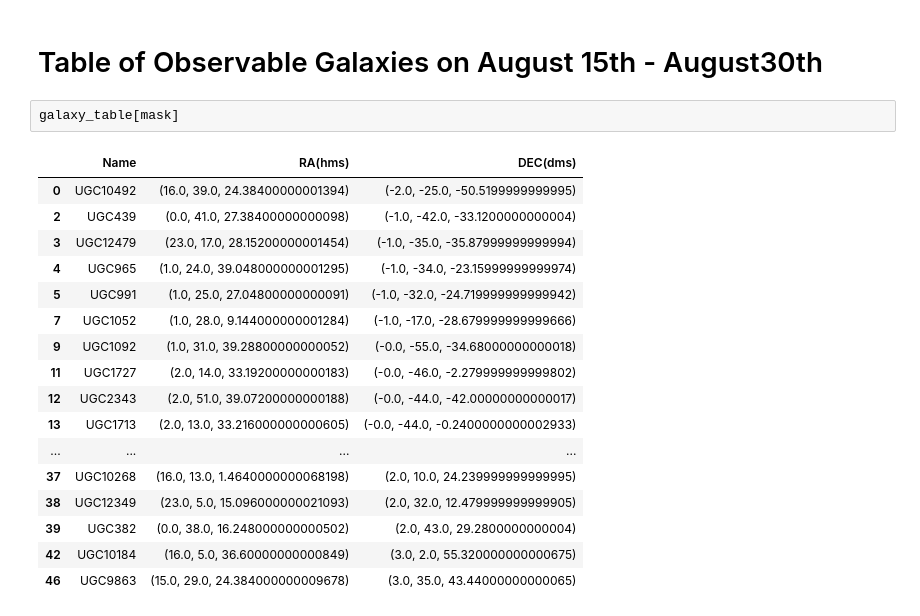
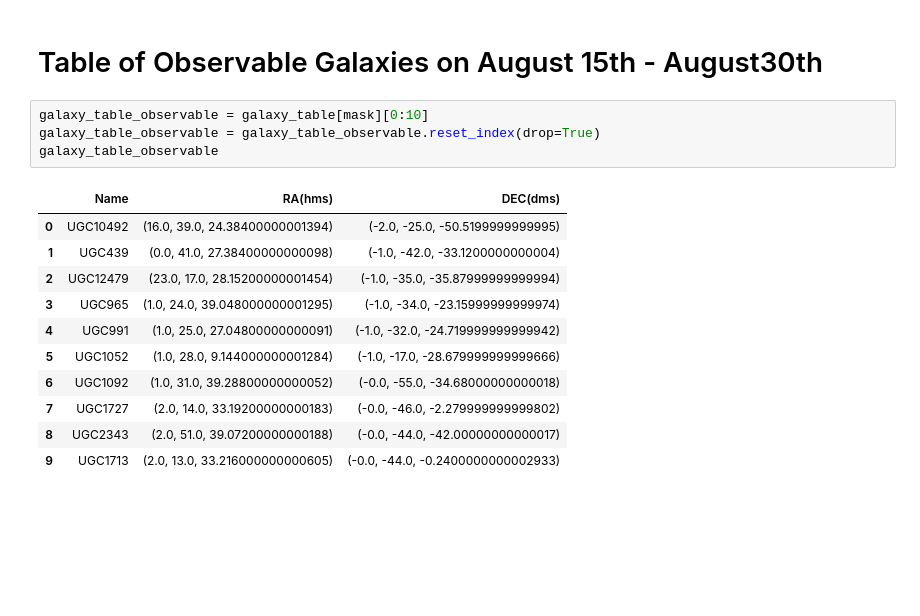
Before and after one commit to Higgins00/NightSky, a Jupyter notebook: MichaelHiggins/Astro480Assignment2.ipynb, the cells around one changed output. Cells and saved outputs as stored; diff of their text form; blank space fills up the shorter version.

```diff
--- a/MichaelHiggins/Astro480Assignment2.ipynb
+++ b/MichaelHiggins/Astro480Assignment2.ipynb
@@ -93,23 +93,19 @@ galaxy_table["RA(hms)"] = ra
 galaxy_table["DEC(dms)"] = dec
 # %% [markdown]
 # Table of Observable Galaxies on August 15th - August30th
-# %%
-galaxy_table[mask]
-# %% [output]
-|  | Name | RA(hms) | DEC(dms) |
-| 0 | UGC10492 | (16.0, 39.0, 24.38400000001394) | (-2.0, -25.0, -50.5199999999995) |
-| 2 | UGC439 | (0.0, 41.0, 27.38400000000098) | (-1.0, -42.0, -33.1200000000004) |
-| 3 | UGC12479 | (23.0, 17.0, 28.15200000001454) | (-1.0, -35.0, -35.87999999999994) |
-| 4 | UGC965 | (1.0, 24.0, 39.048000000001295) | (-1.0, -34.0, -23.15999999999974) |
-| 5 | UGC991 | (1.0, 25.0, 27.04800000000091) | (-1.0, -32.0, -24.719999999999942) |
-| 7 | UGC1052 | (1.0, 28.0, 9.144000000001284) | (-1.0, -17.0, -28.679999999999666) |
-| 9 | UGC1092 | (1.0, 31.0, 39.28800000000052) | (-0.0, -55.0, -34.68000000000018) |
-| 11 | UGC1727 | (2.0, 14.0, 33.19200000000183) | (-0.0, -46.0, -2.279999999999802) |
-| 12 | UGC2343 | (2.0, 51.0, 39.07200000000188) | (-0.0, -44.0, -42.00000000000017) |
-| 13 | UGC1713 | (2.0, 13.0, 33.216000000000605) | (-0.0, -44.0, -0.2400000000002933) |
-| ... | ... | ... | ... |
-| 37 | UGC10268 | (16.0, 13.0, 1.4640000000068198) | (2.0, 10.0, 24.239999999999995) |
-| 38 | UGC12349 | (23.0, 5.0, 15.096000000021093) | (2.0, 32.0, 12.479999999999905) |
-| 39 | UGC382 | (0.0, 38.0, 16.248000000000502) | (2.0, 43.0, 29.2800000000004) |
-| 42 | UGC10184 | (16.0, 5.0, 36.60000000000849) | (3.0, 2.0, 55.320000000000675) |
-| 46 | UGC9863 | (15.0, 29.0, 24.384000000009678) | (3.0, 35.0, 43.44000000000065) |
+# %%
+galaxy_table_observable = galaxy_table[mask][0:10]
+galaxy_table_observable = galaxy_table_observable.reset_index(drop=True)
+galaxy_table_observable
+# %% [output]
+|  | Name | RA(hms) | DEC(dms) |
+| 0 | UGC10492 | (16.0, 39.0, 24.38400000001394) | (-2.0, -25.0, -50.5199999999995) |
+| 1 | UGC439 | (0.0, 41.0, 27.38400000000098) | (-1.0, -42.0, -33.1200000000004) |
+| 2 | UGC12479 | (23.0, 17.0, 28.15200000001454) | (-1.0, -35.0, -35.87999999999994) |
+| 3 | UGC965 | (1.0, 24.0, 39.048000000001295) | (-1.0, -34.0, -23.15999999999974) |
+| 4 | UGC991 | (1.0, 25.0, 27.04800000000091) | (-1.0, -32.0, -24.719999999999942) |
+| 5 | UGC1052 | (1.0, 28.0, 9.144000000001284) | (-1.0, -17.0, -28.679999999999666) |
+| 6 | UGC1092 | (1.0, 31.0, 39.28800000000052) | (-0.0, -55.0, -34.68000000000018) |
+| 7 | UGC1727 | (2.0, 14.0, 33.19200000000183) | (-0.0, -46.0, -2.279999999999802) |
+| 8 | UGC2343 | (2.0, 51.0, 39.07200000000188) | (-0.0, -44.0, -42.00000000000017) |
+| 9 | UGC1713 | (2.0, 13.0, 33.216000000000605) | (-0.0, -44.0, -0.2400000000002933) |
```
Also changed, not shown: parts of 12 cells of this notebook.
